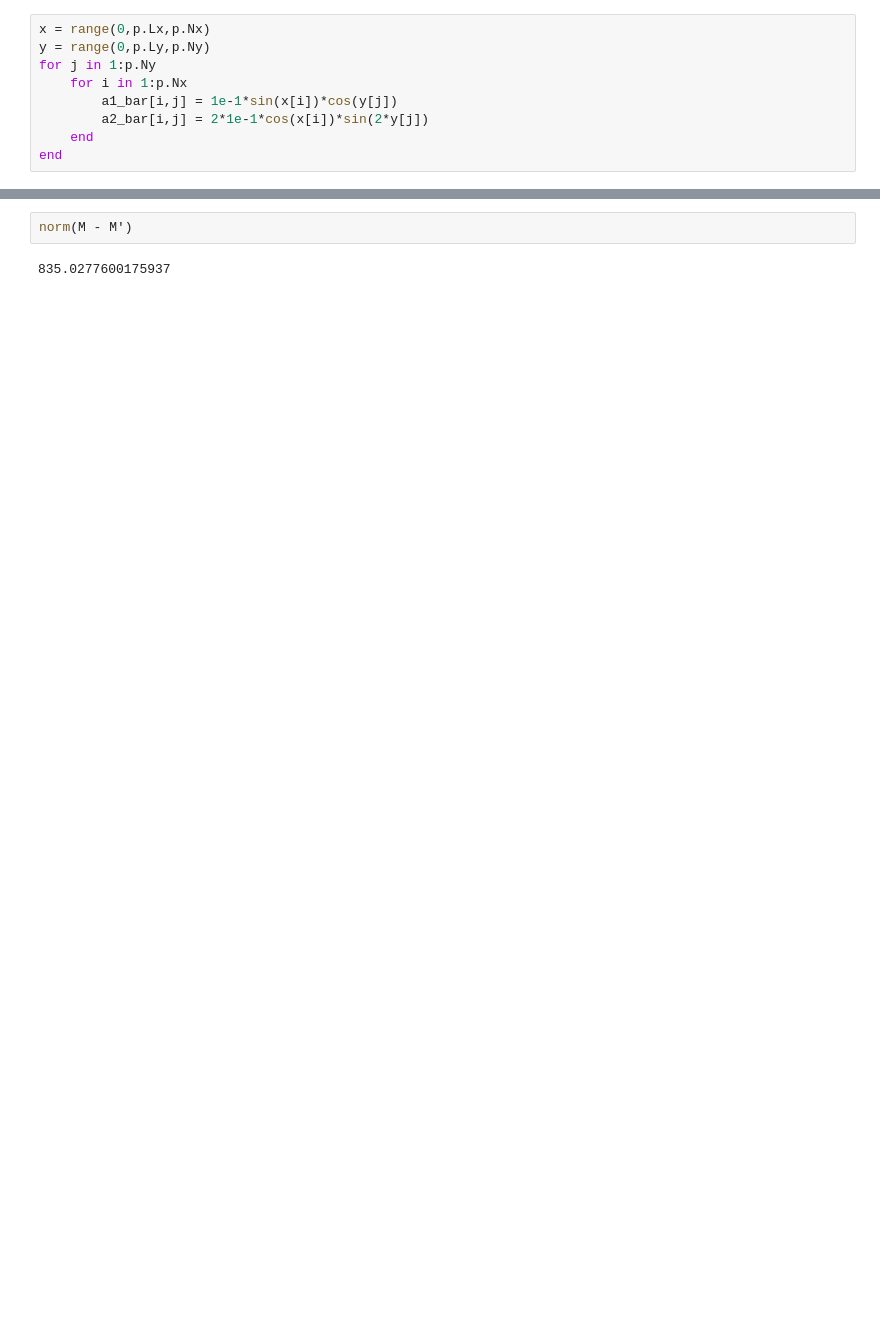
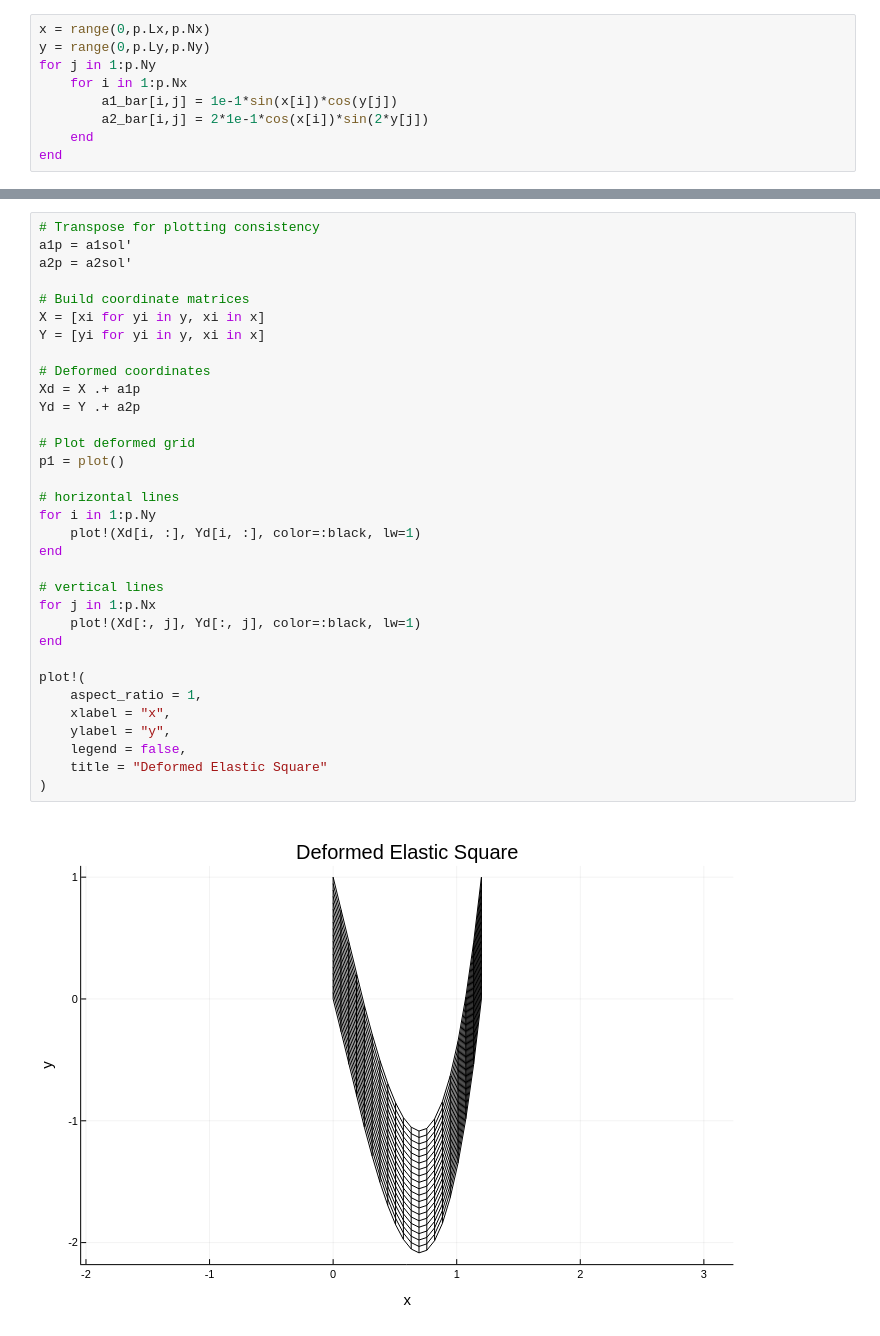
Before and after one commit to ThanasisGiannakopoulos/ice_modelling, a Jupyter notebook: notebooks/fracture/elastic/2d/test_operators.ipynb, the cells around one changed output, grey strips where cells are left out. Cells and saved outputs as stored; diff of their text form; blank space fills up the shorter version.

Commit message:
2d elastic square update:
the momentum eqs are discretized and can get a smooth solution, but it does not seem physically correct

```diff
--- a/notebooks/fracture/elastic/2d/test_operators.ipynb
+++ b/notebooks/fracture/elastic/2d/test_operators.ipynb
@@ -509,4 +575,35 @@ surface(a2sol)
-# %%
-norm(M - M')
-# %% [output]
-835.0277600175937
+# %%
+# Transpose for plotting consistency
+a1p = a1sol'
+a2p = a2sol'
+
+# Build coordinate matrices
+X = [xi for yi in y, xi in x]
+Y = [yi for yi in y, xi in x]
+
+# Deformed coordinates
+Xd = X .+ a1p
+Yd = Y .+ a2p
+
+# Plot deformed grid
+p1 = plot()
+
+# horizontal lines
+for i in 1:p.Ny
+    plot!(Xd[i, :], Yd[i, :], color=:black, lw=1)
+end
+
+# vertical lines
+for j in 1:p.Nx
+    plot!(Xd[:, j], Yd[:, j], color=:black, lw=1)
+end
+
+plot!(
+    aspect_ratio = 1,
+    xlabel = "x",
+    ylabel = "y",
+    legend = false,
+    title = "Deformed Elastic Square"
+)
+# %% [output]
+[figure, added]
```
Also changed, not shown: parts of 17 cells of this notebook.
